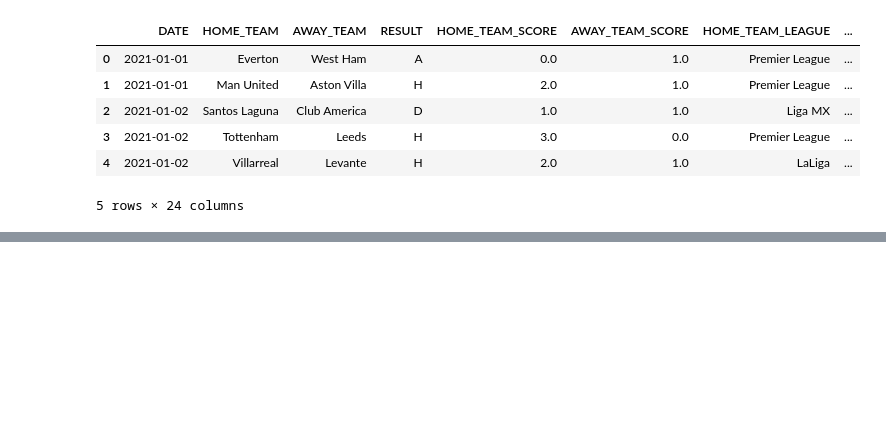
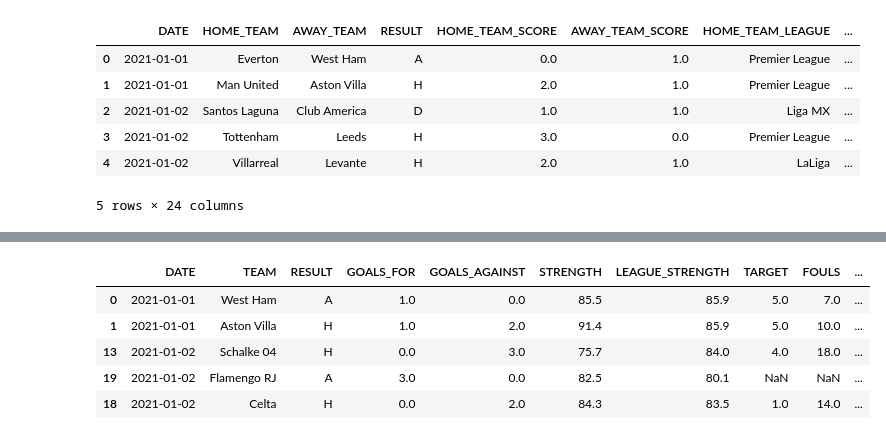
Before and after one commit to kushlalwani/CWCPredictions, a Jupyter notebook: notebooks/Exploratory_Data_Analysis.ipynb, the cells around one changed output, grey strips where cells are left out. Drawn from its saved outputs; the diff is of its cells as text; code cells hidden in the pictures; blank space fills up the shorter version.

```diff
--- a/notebooks/Exploratory_Data_Analysis.ipynb
+++ b/notebooks/Exploratory_Data_Analysis.ipynb
@@ -464,7 +464,11 @@ league_matches.head()
 match_data = pd.concat([continental_matches,league_matches])
 match_data=match_data.sort_values(by='DATE')
 
+# remove entries without a team rating
+match_data = match_data.dropna(subset=["HOME_STRENGTH", "AWAY_STRENGTH"])
+
 match_data.to_csv("../data/final_match_data.csv",index=False)
 
+print(match_data.shape)
 match_data.head()
 # %% [output]
@@ -477,0 +489,37 @@ match_data.head()
+# %%
+home_df = match_data[[
+    "DATE", "HOME_TEAM", "RESULT", "HOME_TEAM_SCORE", "AWAY_TEAM_SCORE",
+    "HOME_STRENGTH", "HOME_LEAGUE_STRENGTH",
+    "HOME_TARGET", "HOME_FOULS", "HOME_CORNERS", "HOME_YELLOW", "HOME_RED"
+]].copy()
+home_df.rename(columns=lambda x: x.replace("HOME_", ""), inplace=True)
+home_df["TEAM"] = home_df["TEAM"]
+home_df["VENUE"] = "HOME"
+
+away_df = match_data[[
+    "DATE", "AWAY_TEAM", "RESULT", "AWAY_TEAM_SCORE", "HOME_TEAM_SCORE",
+    "AWAY_STRENGTH", "AWAY_LEAGUE_STRENGTH",
+    "AWAY_TARGET", "AWAY_FOULS", "AWAY_CORNERS", "AWAY_YELLOW", "AWAY_RED"
+]].copy()
+away_df.rename(columns=lambda x: x.replace("AWAY_", ""), inplace=True)
+away_df["TEAM"] = away_df["TEAM"]
+away_df["VENUE"] = "AWAY"
+
+# Standardize column names
+away_df.columns = home_df.columns = [
+    "DATE", "TEAM", "RESULT", "GOALS_FOR", "GOALS_AGAINST",
+    "STRENGTH", "LEAGUE_STRENGTH",
+    "TARGET", "FOULS", "CORNERS", "YELLOW", "RED", "VENUE"
+]
+
+matches_long = pd.concat([home_df, away_df]).sort_values(by="DATE")
+
+home_df.head()
+away_df.head()
+# %% [output]
+|  | DATE | TEAM | RESULT | GOALS_FOR | GOALS_AGAINST | STRENGTH | LEAGUE_STRENGTH | TARGET | FOULS | ... |
+| 0 | 2021-01-01 | West Ham | A | 1.0 | 0.0 | 85.5 | 85.9 | 5.0 | 7.0 | ... |
+| 1 | 2021-01-01 | Aston Villa | H | 1.0 | 2.0 | 91.4 | 85.9 | 5.0 | 10.0 | ... |
+| 13 | 2021-01-02 | Schalke 04 | H | 0.0 | 3.0 | 75.7 | 84.0 | 4.0 | 18.0 | ... |
+| 19 | 2021-01-02 | Flamengo RJ | A | 3.0 | 0.0 | 82.5 | 80.1 | NaN | NaN | ... |
+| 18 | 2021-01-02 | Celta | H | 0.0 | 2.0 | 84.3 | 83.5 | 1.0 | 14.0 | ... |
```
Also changed, not shown: parts of 7 cells of this notebook, 2 other files.
